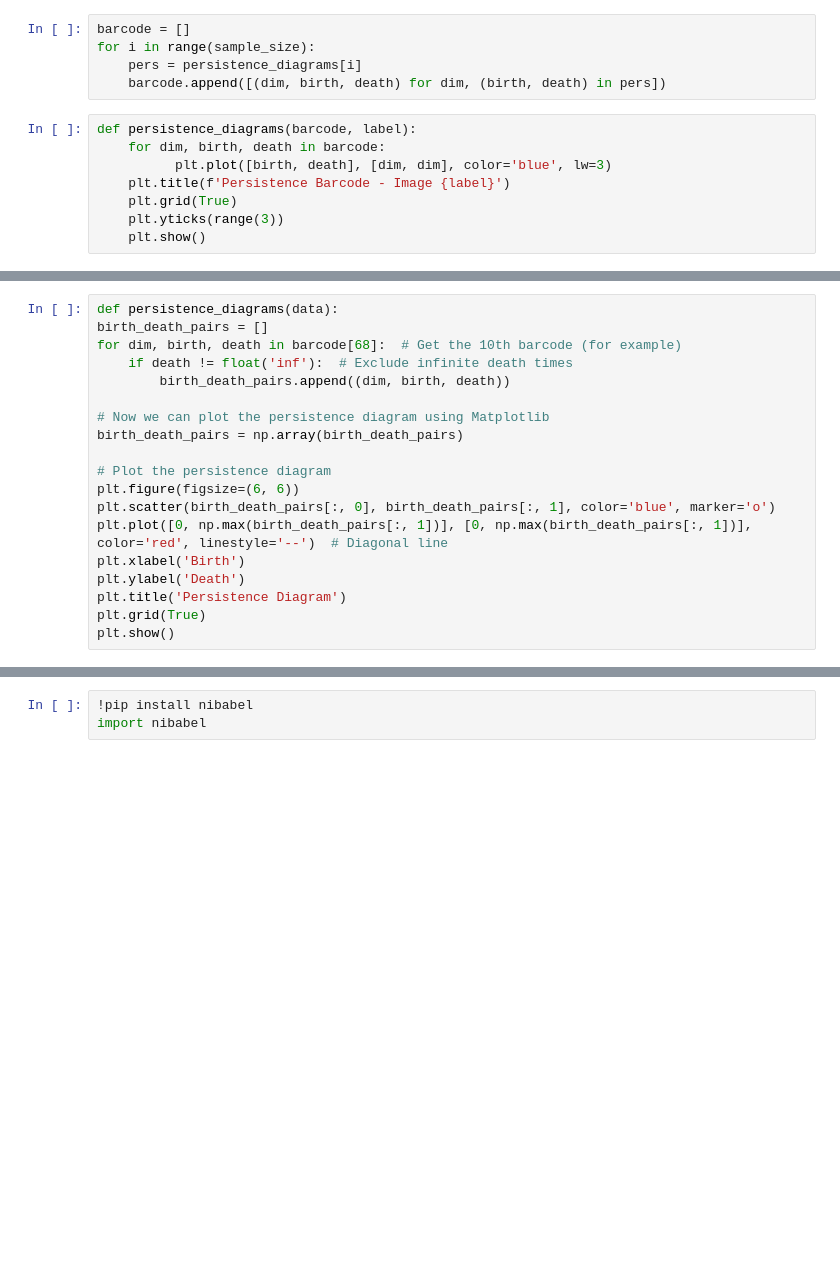
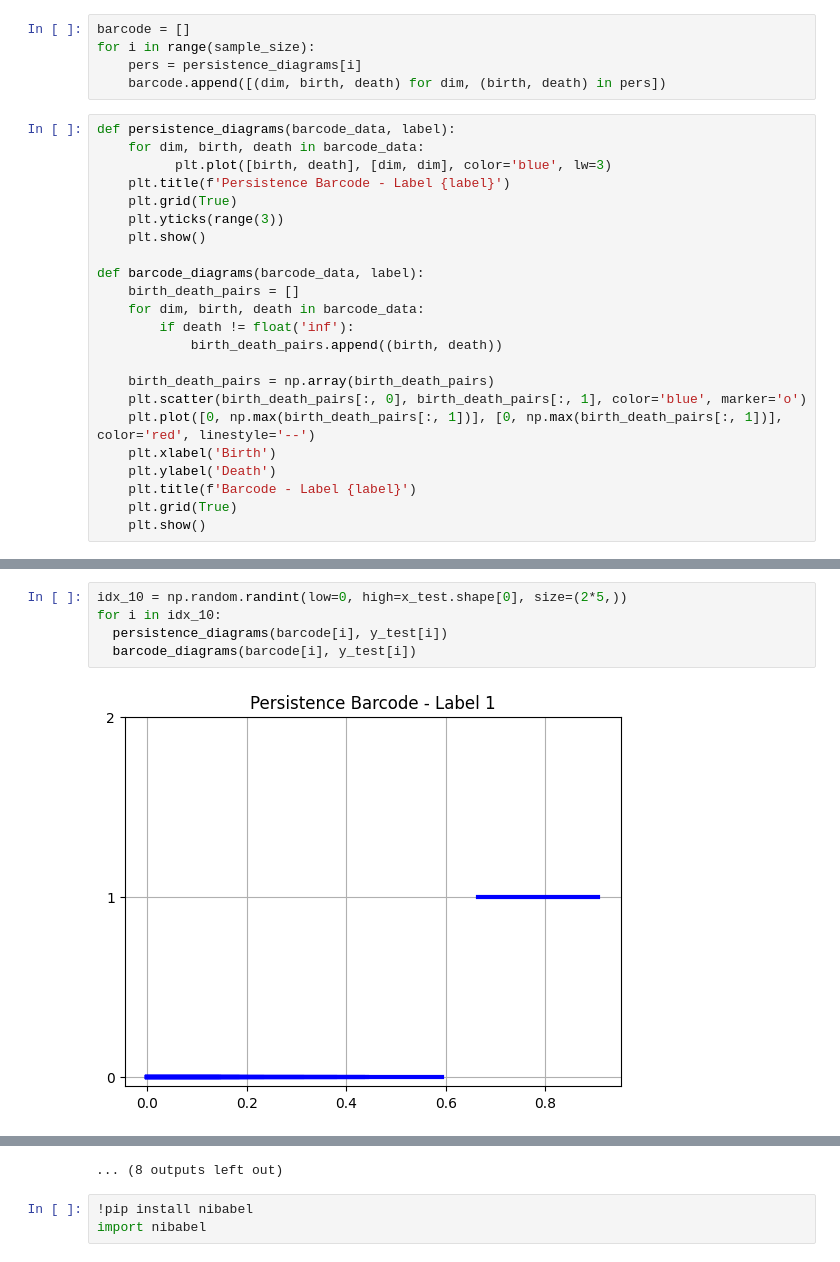
Before and after one commit to pquynhvu/TDA, a Jupyter notebook: mnist_pytorch.ipynb, the cells around one changed output, grey strips where cells are left out. Cells and saved outputs as stored; diff of their text form; blank space fills up the shorter version.

```diff
--- a/mnist_pytorch.ipynb
+++ b/mnist_pytorch.ipynb
@@ -304,10 +304,25 @@ for i in range(sample_size):
     pers = persistence_diagrams[i]
     barcode.append([(dim, birth, death) for dim, (birth, death) in pers])
 # %%
-def persistence_diagrams(barcode, label):
-    for dim, birth, death in barcode:
+def persistence_diagrams(barcode_data, label):
+    for dim, birth, death in barcode_data:
           plt.plot([birth, death], [dim, dim], color='blue', lw=3)
-    plt.title(f'Persistence Barcode - Image {label}')
+    plt.title(f'Persistence Barcode - Label {label}')
     plt.grid(True)
     plt.yticks(range(3))
     plt.show()
+
+def barcode_diagrams(barcode_data, label):
+    birth_death_pairs = []
+    for dim, birth, death in barcode_data:
+        if death != float('inf'):
+            birth_death_pairs.append((birth, death))
+
+    birth_death_pairs = np.array(birth_death_pairs)
+    plt.scatter(birth_death_pairs[:, 0], birth_death_pairs[:, 1], color='blue', marker='o')
+    plt.plot([0, np.max(birth_death_pairs[:, 1])], [0, np.max(birth_death_pairs[:, 1])], color='red', linestyle='--')
+    plt.xlabel('Birth')
+    plt.ylabel('Death')
+    plt.title(f'Barcode - Label {label}')
+    plt.grid(True)
+    plt.show()
@@ -318,19 +328,0 @@ persistence_diagrams(barcode[99], y_test[99])
-# %%
-def persistence_diagrams(data):
-birth_death_pairs = []
-for dim, birth, death in barcode[68]:  # Get the 10th barcode (for example)
-    if death != float('inf'):  # Exclude infinite death times
-        birth_death_pairs.append((dim, birth, death))
-
-# Now we can plot the persistence diagram using Matplotlib
-birth_death_pairs = np.array(birth_death_pairs)
-
-# Plot the persistence diagram
-plt.figure(figsize=(6, 6))
-plt.scatter(birth_death_pairs[:, 0], birth_death_pairs[:, 1], color='blue', marker='o')
-plt.plot([0, np.max(birth_death_pairs[:, 1])], [0, np.max(birth_death_pairs[:, 1])], color='red', linestyle='--')  # Diagonal line
-plt.xlabel('Birth')
-plt.ylabel('Death')
-plt.title('Persistence Diagram')
-plt.grid(True)
-plt.show()
@@ -338,0 +329,7 @@ IndentationError: expected an indented block after function definition on line 1
+# %%
+idx_10 = np.random.randint(low=0, high=x_test.shape[0], size=(2*5,))
+for i in idx_10:
+  persistence_diagrams(barcode[i], y_test[i])
+  barcode_diagrams(barcode[i], y_test[i])
+# %% [output]
+[figure, added]
@@ -339,3 +347,4 @@ IndentationError: expected an indented block after function definition on line 1
+... (8 outputs left out)
 # %%
 !pip install nibabel
 import nibabel
```
Also changed, not shown: parts of 3 cells of this notebook.
